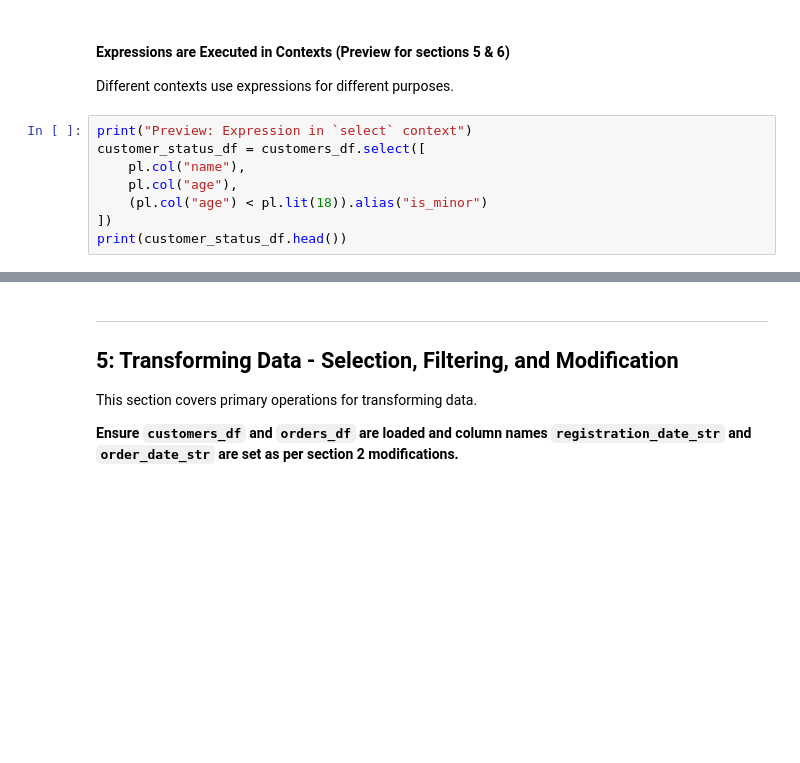
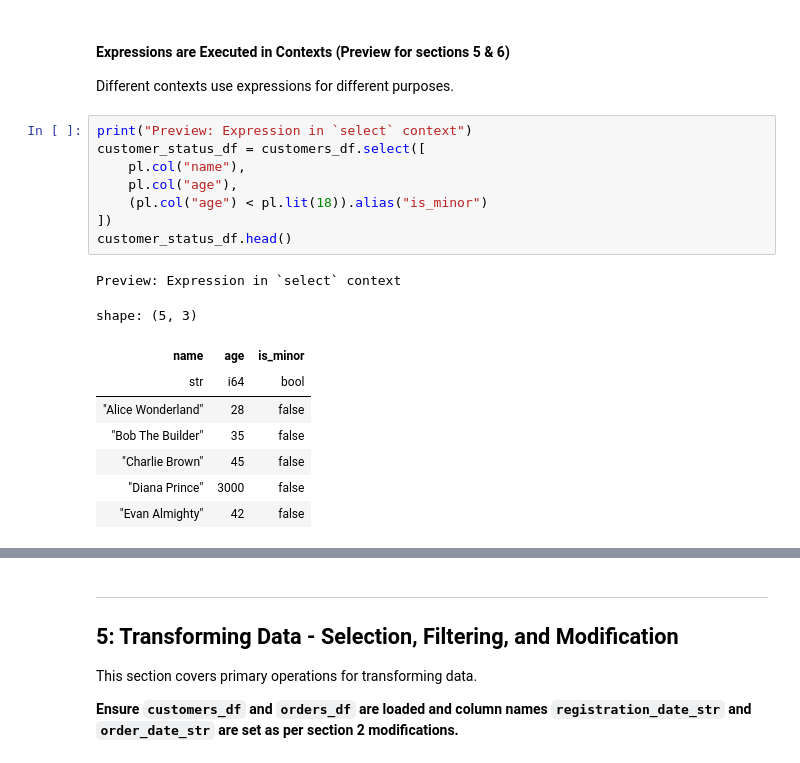
Before and after one commit to dataprogpy/code-samples, a Jupyter notebook: starter_files/03_introduction_to_polars.ipynb, the cells around one changed output, grey strips where cells are left out. Drawn from its saved outputs; the diff is of its cells as text; blank space fills up the shorter version.

```diff
--- a/starter_files/03_introduction_to_polars.ipynb
+++ b/starter_files/03_introduction_to_polars.ipynb
@@ -360,11 +418,21 @@ Different contexts use expressions for different purposes.
 # %%
 print("Preview: Expression in `select` context")
 customer_status_df = customers_df.select([
     pl.col("name"),
     pl.col("age"),
     (pl.col("age") < pl.lit(18)).alias("is_minor")
 ])
-print(customer_status_df.head())
+customer_status_df.head()
+# %% [output]
+Preview: Expression in `select` context
+shape: (5, 3)
+| name | age | is_minor |
+| str | i64 | bool |
+| "Alice Wonderland" | 28 | false |
+| "Bob The Builder" | 35 | false |
+| "Charlie Brown" | 45 | false |
+| "Diana Prince" | 3000 | false |
+| "Evan Almighty" | 42 | false |
 # %%
 print("\nPreview: Expression in `with_columns` context")
 orders_with_total = orders_df.with_columns(
```
Also changed, not shown: parts of 45 cells of this notebook.
